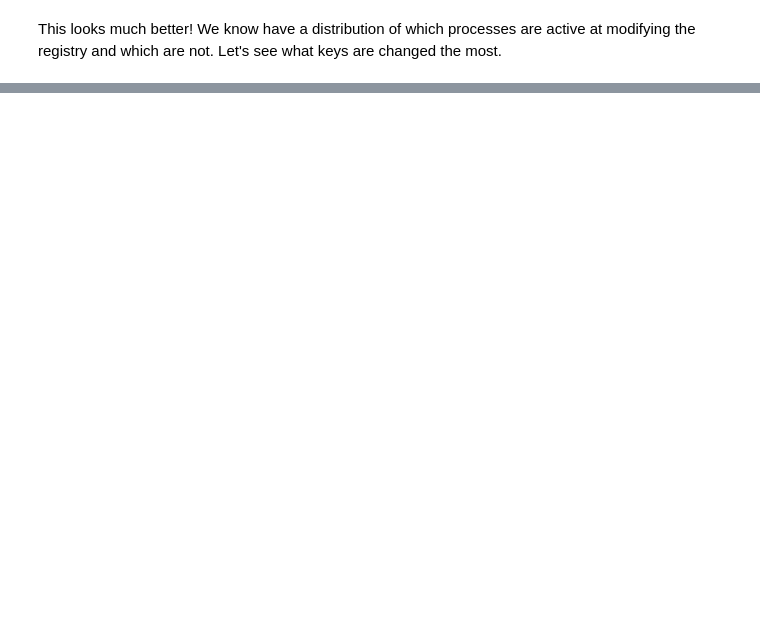
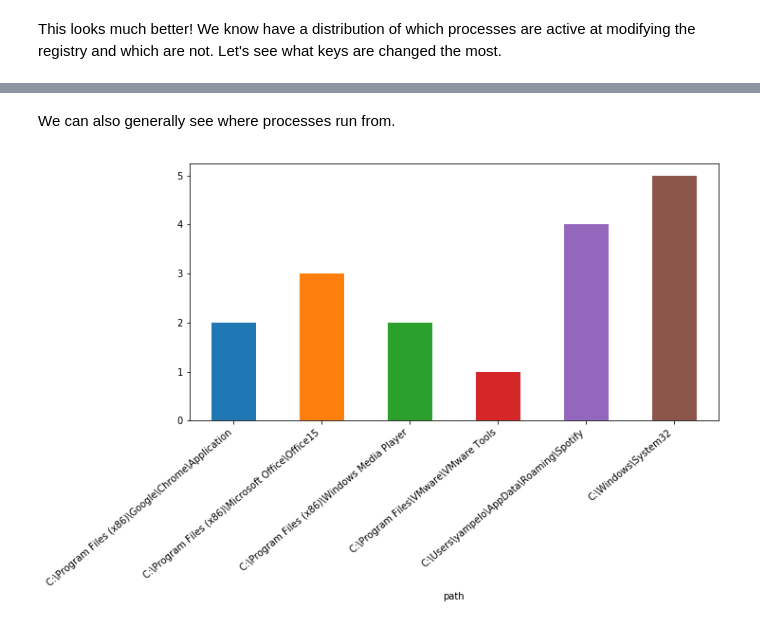
Before and after one commit to ckc5800/detecting_malicious_activity, a Jupyter notebook: ml_csec_applications.ipynb, the cells around one changed output, grey strips where cells are left out. Cells and saved outputs as stored; diff of their text form; code cells hidden in the pictures; blank space fills up the shorter version.

Commit message:
Adds the baseline labeled good dataset

```diff
--- a/ml_csec_applications.ipynb
+++ b/ml_csec_applications.ipynb
@@ -399,0 +409,11 @@ plt.show()
+# %%
+process_creation = baseline[baseline['EventID'] == "1"]
+# Drop all rows that are empty for all events. This happens because of how spares our features are
+process_creation = process_creation.dropna(axis=1)
+process_creation.columns
+
+
+# Let's only grab the data specific to this event type from the dataframe this time.
+
+process_creation = process_creation[[col for col in process_creation.columns if "EventData" in col]]
+process_creation.head()
@@ -399,0 +448,11 @@ plt.show()
+# %%
+processes_by_path = pd.DataFrame(process_creation['EventData_Image'])
+processes_by_path['path'] = processes_by_path['EventData_Image'].apply(
+    lambda x: '\\'.join(x.split("\\")[:-1])
+)
+processes_by_path['process'] = processes_by_path['EventData_Image'].apply(
+    lambda x: x.split("\\")[-1]
+)
+processes_by_path.drop("EventData_Image", inplace=True, axis=1)
+
+processes_by_path.groupby(["path", "process"]).size().to_frame()
@@ -399,0 +475,10 @@ plt.show()
+# %% [markdown]
+We can also generally see where processes run from.
+# %%
+fig, ax = plt.subplots(figsize=(10,5))
+processes_by_path.groupby(["path"]).size().plot(kind='bar', ax=ax)
+ax.set_xticklabels(ax.get_xticklabels(), rotation=40, ha="right")
+
+plt.show()
+# %% [output]
+[figure, added]
```
Also changed, not shown: parts of 32 cells of this notebook, 1 other file.
